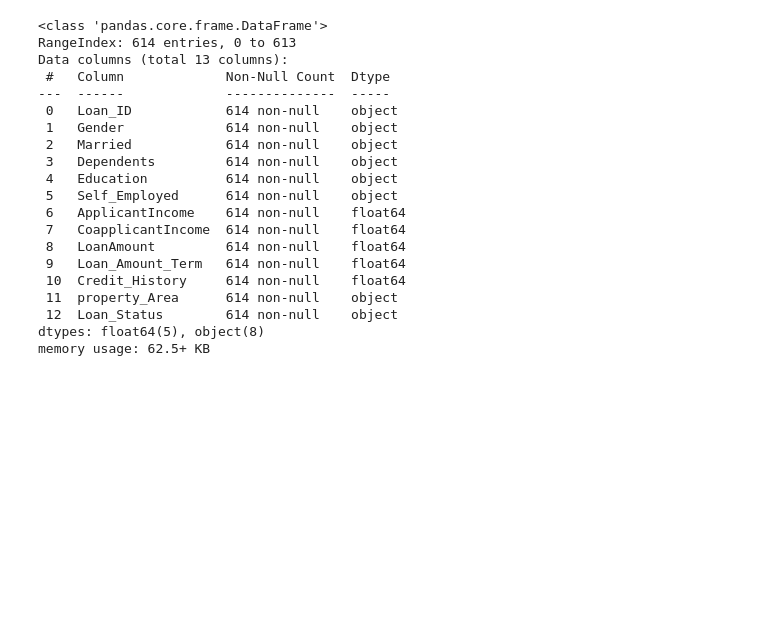
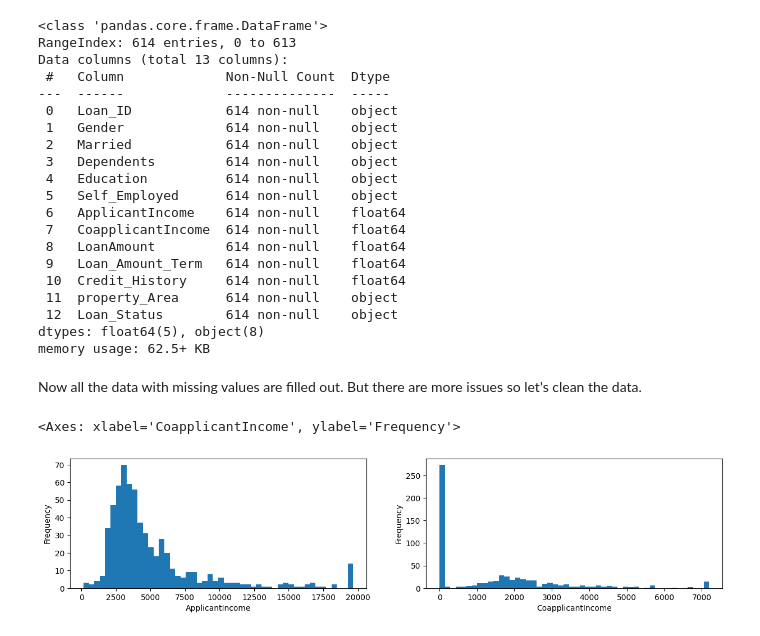
Before and after one commit to LoneCoder21/Loan-Eligibility, a Jupyter notebook: loaneligibility.ipynb, the cells around one changed output. Saved outputs shown, nothing was run; the diff lists cells and outputs as text; code cells hidden in the pictures; blank space fills up the shorter version.

```diff
--- a/loaneligibility.ipynb
+++ b/loaneligibility.ipynb
@@ -234,3 +250,23 @@ Data columns (total 13 columns):
  12  Loan_Status        614 non-null    object
 dtypes: float64(5), object(8)
 memory usage: 62.5+ KB
+# %% [markdown]
+Now all the data with missing values are filled out. But there are more issues so let's clean the data.
+# %%
+cap_value = data['ApplicantIncome'].quantile(0.98)
+data['ApplicantIncome'] = data['ApplicantIncome'].clip(upper=cap_value)
+
+cap_value = data['CoapplicantIncome'].quantile(0.98)
+data['CoapplicantIncome'] = data['CoapplicantIncome'].clip(upper=cap_value)
+
+# Remove outliers past 98% percentile
+
+fig, axes = plt.subplots(1, 2, figsize=(15, 3))
+
+data['ApplicantIncome'].plot(kind='hist',bins=50, xlabel="ApplicantIncome",ax=axes[0])
+data['CoapplicantIncome'].plot(kind='hist',bins=50, xlabel="CoapplicantIncome",ax=axes[1])
+
+# Visualize the features now looks a lot better
+# %% [output]
+<Axes: xlabel='CoapplicantIncome', ylabel='Frequency'>
+[figure, added]
```
Also changed, not shown: parts of 16 cells of this notebook.
